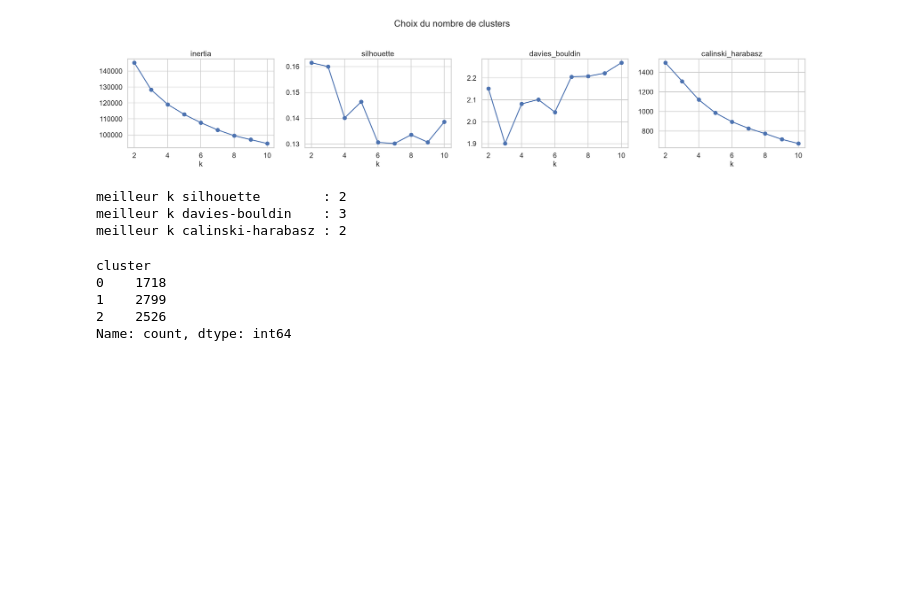
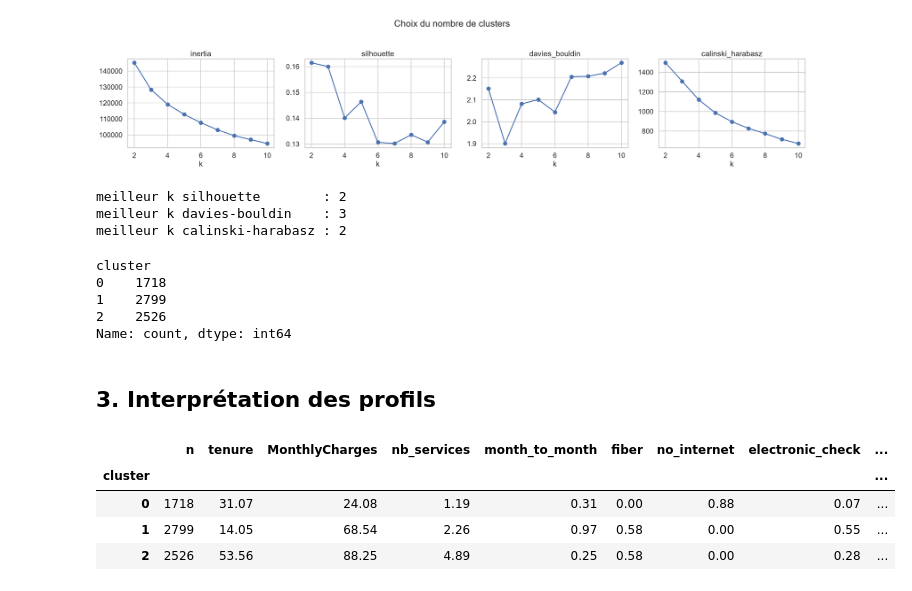
Before and after one commit to doughmi-ilyas/customer-churn-prediction, a Jupyter notebook: notebooks/02_clusters.ipynb, the cells around one changed output. Saved outputs shown, nothing was run; the diff lists cells and outputs as text; code cells hidden in the pictures; blank space fills up the shorter version.

```diff
--- a/notebooks/02_clusters.ipynb
+++ b/notebooks/02_clusters.ipynb
@@ -112,3 +112,25 @@ cluster
 1    2799
 2    2526
 Name: count, dtype: int64
+# %% [markdown]
+## 3. Interprétation des profils
+# %%
+df["ChurnNum"] = (df["Churn"] == "Yes").astype(int)
+profile = df.groupby("cluster").agg(
+    n=("ChurnNum", "size"),
+    tenure=("tenure", "mean"),
+    MonthlyCharges=("MonthlyCharges", "mean"),
+    nb_services=("nb_services", "mean"),
+    month_to_month=("is_month_to_month", "mean"),
+    fiber=("is_fiber", "mean"),
+    no_internet=("InternetService", lambda s: (s == "No").mean()),
+    electronic_check=("is_electronic_check", "mean"),
+    churn_rate=("ChurnNum", "mean"),
+)
+profile.round(2)
+# %% [output]
+|  | n | tenure | MonthlyCharges | nb_services | month_to_month | fiber | no_internet | electronic_check | ... |
+| cluster |  |  |  |  |  |  |  |  | ... |
+| 0 | 1718 | 31.07 | 24.08 | 1.19 | 0.31 | 0.00 | 0.88 | 0.07 | ... |
+| 1 | 2799 | 14.05 | 68.54 | 2.26 | 0.97 | 0.58 | 0.00 | 0.55 | ... |
+| 2 | 2526 | 53.56 | 88.25 | 4.89 | 0.25 | 0.58 | 0.00 | 0.28 | ... |
```
Also changed, not shown: parts of 1 cell of this notebook, 1 other file.
